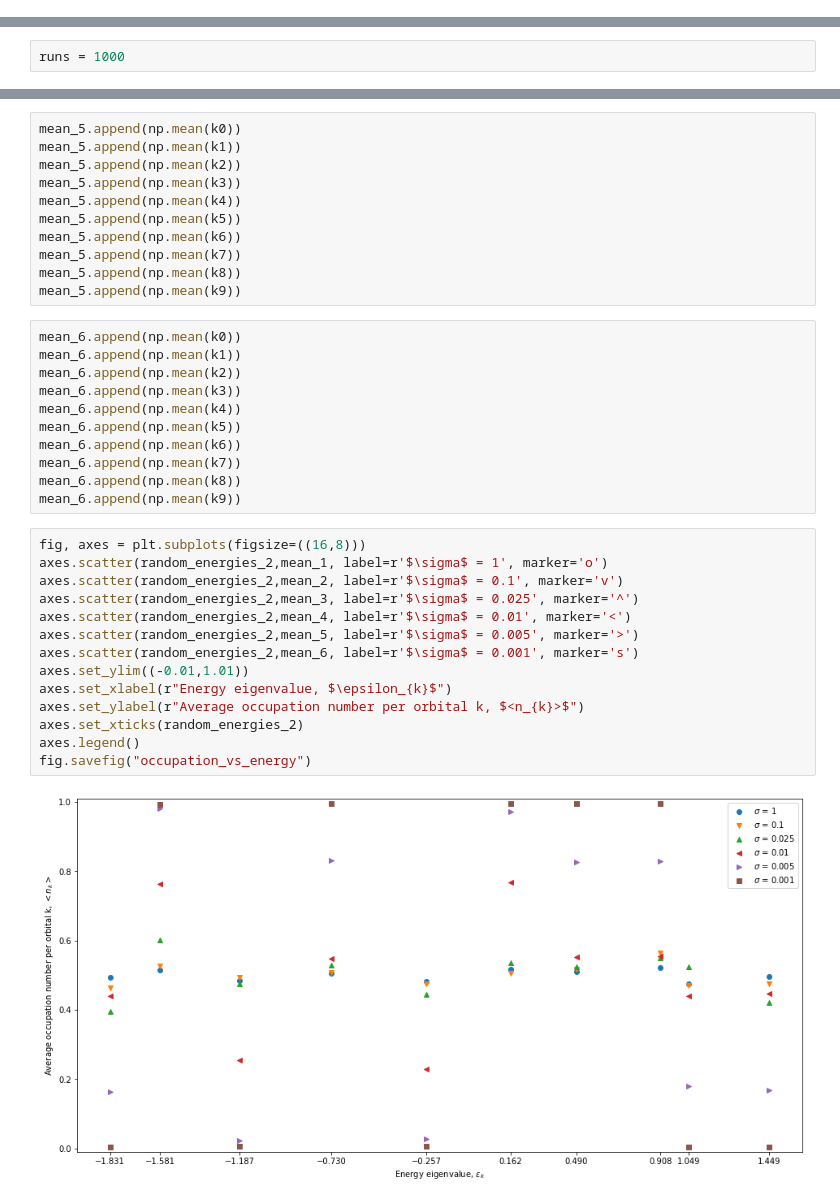
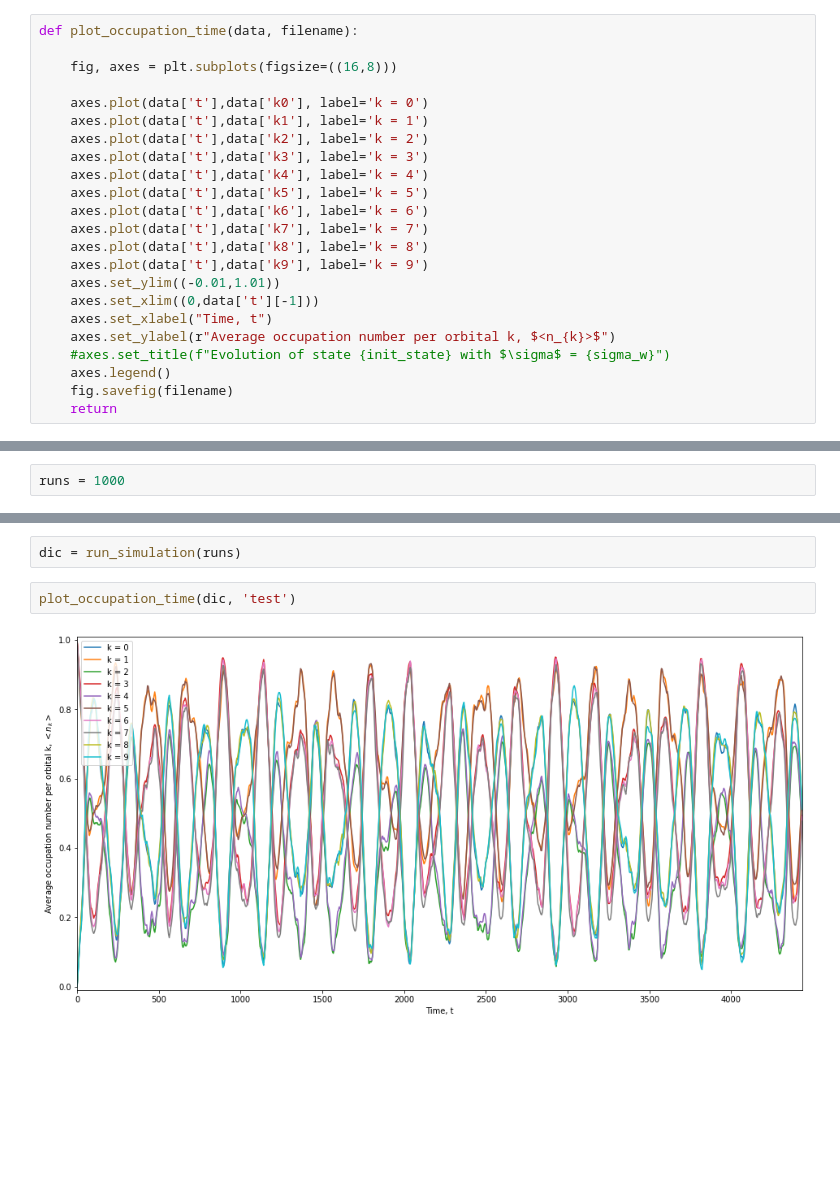
Before and after one commit to justas-b/strongly-interacting-many-body-systems-using-GPUs, a Jupyter notebook: main_code.ipynb, the cells around one changed output, grey strips where cells are left out. Saved outputs shown, nothing was run; the diff lists cells and outputs as text; blank space fills up the shorter version.

```diff
--- a/main_code.ipynb
+++ b/main_code.ipynb
@@ -106,0 +154,23 @@ def plot_init_state(energies, state):
+# %%
+def plot_occupation_time(data, filename):
+
+    fig, axes = plt.subplots(figsize=((16,8)))
+
+    axes.plot(data['t'],data['k0'], label='k = 0')
+    axes.plot(data['t'],data['k1'], label='k = 1')
+    axes.plot(data['t'],data['k2'], label='k = 2')
+    axes.plot(data['t'],data['k3'], label='k = 3')
+    axes.plot(data['t'],data['k4'], label='k = 4')
+    axes.plot(data['t'],data['k5'], label='k = 5')
+    axes.plot(data['t'],data['k6'], label='k = 6')
+    axes.plot(data['t'],data['k7'], label='k = 7')
+    axes.plot(data['t'],data['k8'], label='k = 8')
+    axes.plot(data['t'],data['k9'], label='k = 9')
+    axes.set_ylim((-0.01,1.01))
+    axes.set_xlim((0,data['t'][-1]))
+    axes.set_xlabel("Time, t")
+    axes.set_ylabel(r"Average occupation number per orbital k, $<n_{k}>$")
+    #axes.set_title(f"Evolution of state {init_state} with $\sigma$ = {sigma_w}")
+    axes.legend()
+    fig.savefig(filename)
+    return
@@ -401,38 +379,6 @@ mean_4.append(np.mean(k9))
-# %%
-mean_5.append(np.mean(k0))
-mean_5.append(np.mean(k1))
-mean_5.append(np.mean(k2))
-mean_5.append(np.mean(k3))
-mean_5.append(np.mean(k4))
-mean_5.append(np.mean(k5))
-mean_5.append(np.mean(k6))
-mean_5.append(np.mean(k7))
-mean_5.append(np.mean(k8))
-mean_5.append(np.mean(k9))
-# %%
-mean_6.append(np.mean(k0))
-mean_6.append(np.mean(k1))
-mean_6.append(np.mean(k2))
-mean_6.append(np.mean(k3))
-mean_6.append(np.mean(k4))
-mean_6.append(np.mean(k5))
-mean_6.append(np.mean(k6))
-mean_6.append(np.mean(k7))
-mean_6.append(np.mean(k8))
-mean_6.append(np.mean(k9))
-# %%
-fig, axes = plt.subplots(figsize=((16,8)))
-axes.scatter(random_energies_2,mean_1, label=r'$\sigma$ = 1', marker='o')
-axes.scatter(random_energies_2,mean_2, label=r'$\sigma$ = 0.1', marker='v')
-axes.scatter(random_energies_2,mean_3, label=r'$\sigma$ = 0.025', marker='^')
-axes.scatter(random_energies_2,mean_4, label=r'$\sigma$ = 0.01', marker='<')
-axes.scatter(random_energies_2,mean_5, label=r'$\sigma$ = 0.005', marker='>')
-axes.scatter(random_energies_2,mean_6, label=r'$\sigma$ = 0.001', marker='s')
-axes.set_ylim((-0.01,1.01))
-axes.set_xlabel(r"Energy eigenvalue, $\epsilon_{k}$")
-axes.set_ylabel(r"Average occupation number per orbital k, $<n_{k}>$")
-axes.set_xticks(random_energies_2)
-axes.legend()
-fig.savefig("occupation_vs_energy")
-# %% [output]
-[figure, removed]
+# %%
+dic = run_simulation(runs)
+# %%
+plot_occupation_time(dic, 'test')
+# %% [output]
+[figure, added]
```
Also changed, not shown: parts of 12 cells of this notebook.
